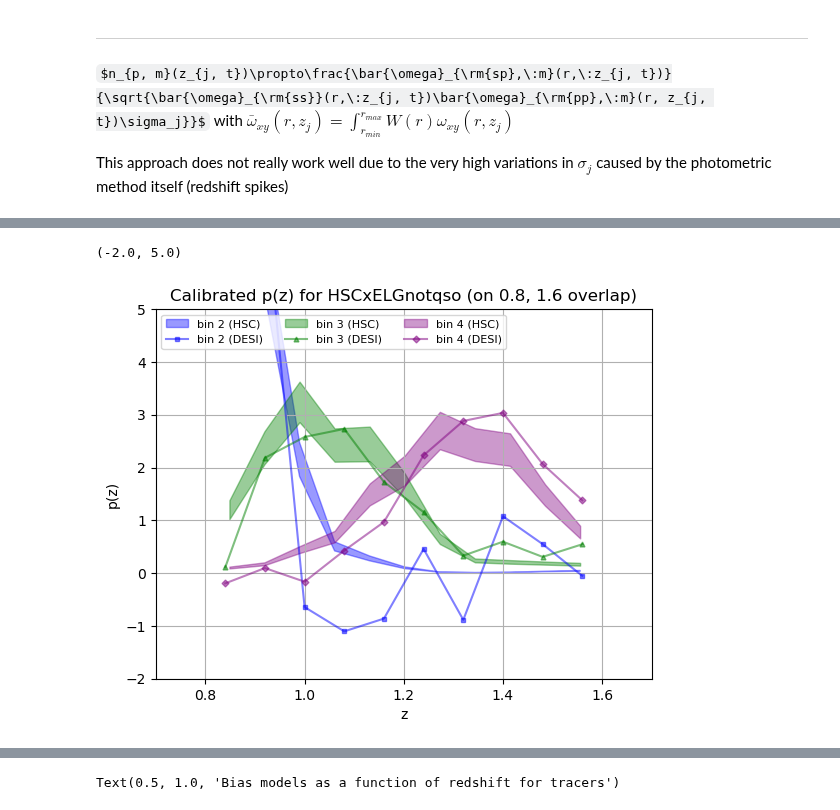
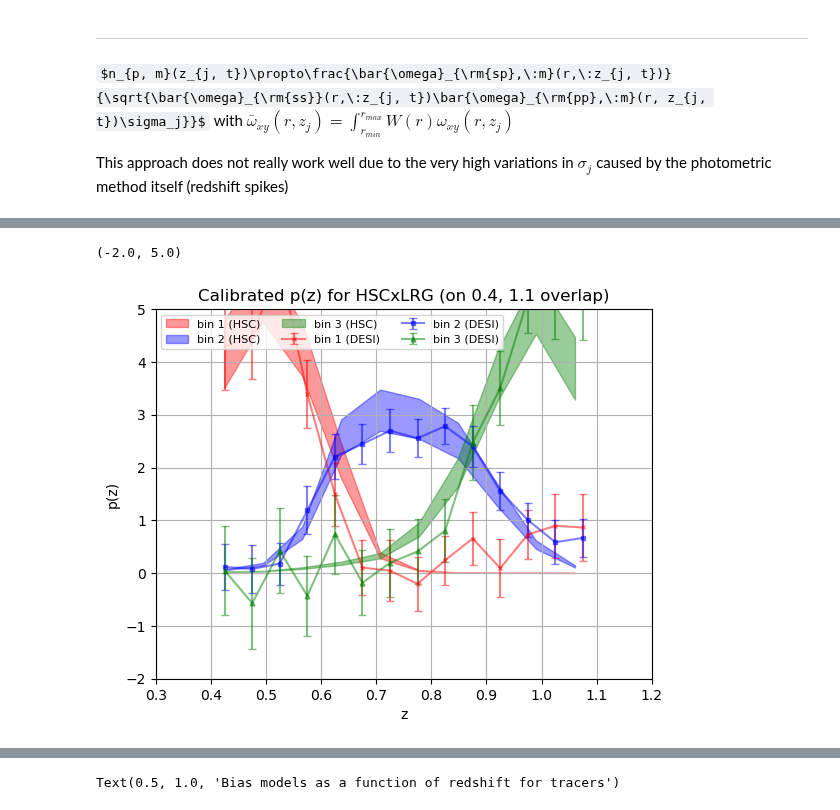
Before and after one commit to JeanCHDJdev/desi-y3-hsc, a Jupyter notebook: src/statistics/plot_results.ipynb, the cells around one changed output, grey strips where cells are left out. Drawn from its saved outputs; the diff is of its cells as text; code cells hidden in the pictures; some formulas as TeX source.

Commit message:
fixed error bar calc

```diff
--- a/src/statistics/plot_results.ipynb
+++ b/src/statistics/plot_results.ipynb
@@ -61,10 +61,10 @@ importlib.reload(inference)
 ROOT = Path('/global/cfs/projectdirs/desi/users/jchdj/desi-y3-hsc/src/statistics/outputs/')
 desc = 'j64_ns256'
 path_dictionary = {
-    'HSC' : ROOT / 'current2' / f'auto_{desc}_HSC', #quasar spacing bla bla bla
-    'DESI_NGC' : ROOT / 'current2' / f'auto_{desc}_NGC',
+    'HSC' : ROOT / 'current4' / f'auto_{desc}_HSC', #quasar spacing bla bla bla
+    'DESI_NGC' : ROOT / 'current4' / f'auto_{desc}_NGC',
     'DESI_SGC' : None, #ROOT / f'autos_{desc}_SGC',
-    'DESIxHSC' : ROOT / 'current2' / f'cross_{desc}',
+    'DESIxHSC' : ROOT / 'current4' / f'cross_{desc}',
 }
 for v in path_dictionary.values():
     if v is not None:
@@ -113,21 +109,22 @@ AttributeError: Attribute cov does not exist
 # %%
 importlib.reload(inference)
 importlib.reload(comb)
-tracer = 'ELGnotqso'
+tracer = 'LRG'
 nz = []
+nz_err = []
 for i in range(1, 5):
     kwargs = {
         'path_dictionary' : path_dictionary,
-        'scale_cuts' : [0.5, 3.0],
+        'scale_cuts' : [1.5, 5.0],
         'tracer' : tracer,
         'tomo_bin' : i,
         'sigmaj_corrections' : np.ones_like(sigmaj_corr),
         'verbose' : True,
     }
     print(f"Computing n(z) for tracer {tracer} and tomo bin {i}")
-    nz.append(
-        inference.full_npz_tomo(
+    nz_nz_err = inference.full_npz_tomo(
             **kwargs
             )
-    )
+    nz.append(nz_nz_err[0])
+    nz_err.append(nz_nz_err[1])
 # %% [output]
@@ -178,37 +162,40 @@ for i in range(4):
         continue
     ncurves += 1
 
     dnnz, mu, cov = comb.hsc_dnnz_error(tomo_bin_dnnz[mask, i+1], mids)
 
     plt.fill_between(
         mids,
         np.percentile(dnnz, 16, axis=0),
         np.percentile(dnnz, 84, axis=0),
         color=colors[i],
         label=f'bin {i+1} (HSC)',
         alpha=0.4
         )
-    plt.plot(
+    normalization = simpson(nz[i], x=zval)
+    plt.errorbar(
         zval,
-        nz[i]/simpson(nz[i], x=zval),
+        nz[i]/normalization,
+        nz_err[i]/normalization,
         marker=markers[i],
         markersize=3.5,
         linestyle='-',
         alpha=0.5,
         color=colors[i],
-        label=f'bin {i+1} (DESI)'
+        label=f'bin {i+1} (DESI)',
+        capsize=3,
         )
 
 plt.xlabel('z')
 plt.ylabel('p(z)')
 plt.grid()
 plt.legend(fontsize=8, ncols=ncurves, loc='upper left')
 plt.title(f'Calibrated p(z) for HSCx{tracer} (on {min(bins_tracer):.1f}, {max(bins_tracer):.1f} overlap)')
 plt.xlim(min(bins_tracer)-0.1, max(bins_tracer)+0.1)
 plt.ylim(-2, 5)
 # %% [output]
 (-2.0, 5.0)
-[figure, old version]
+[figure, new version]
 # %%
 importlib.reload(inference)
 data = []
```
Also changed, not shown: parts of 14 cells of this notebook, 7 other files.
